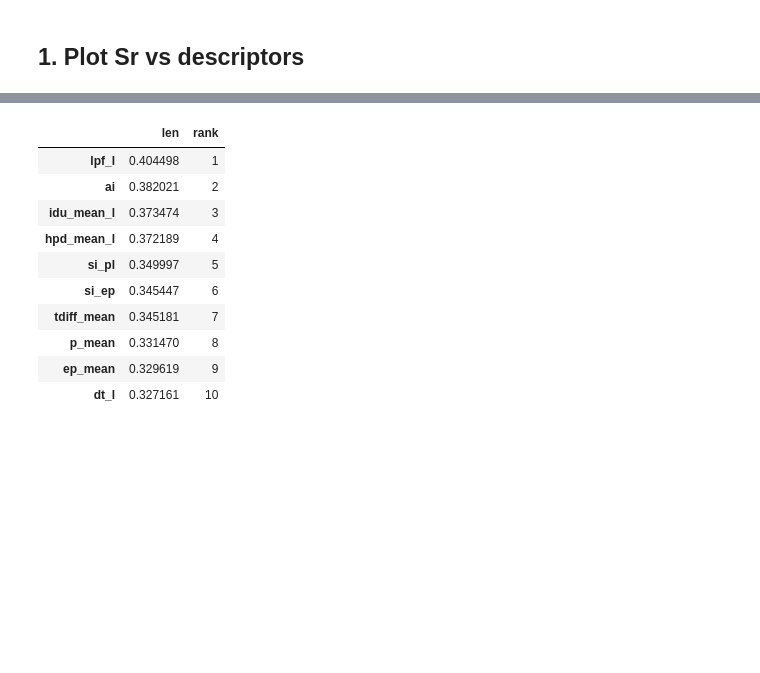
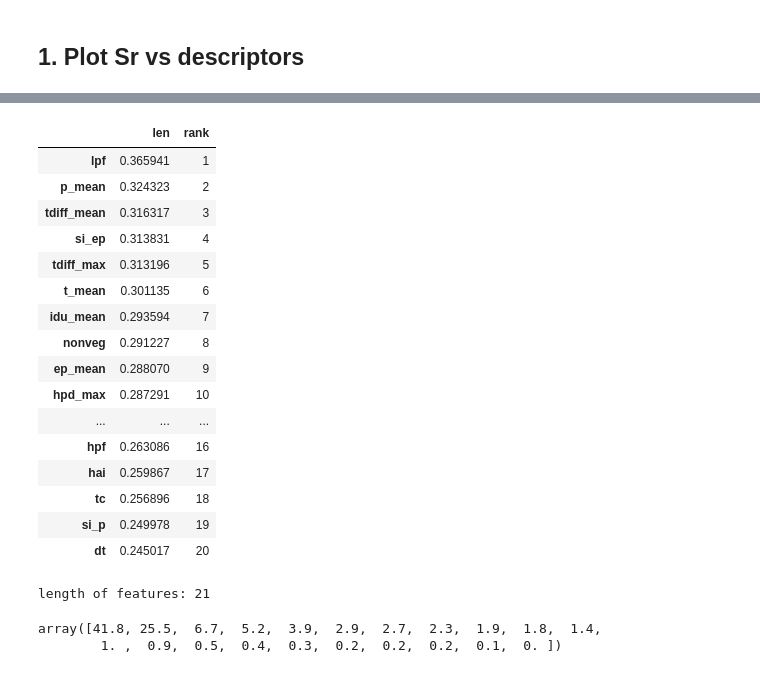
Before and after one commit to fvanoorschot/global_sr_module, a Jupyter notebook: run_script_prediction.ipynb, the cells around one changed output, grey strips where cells are left out. Cells and saved outputs as stored; diff of their text form; code cells hidden in the pictures; blank space fills up the shorter version.

```diff
--- a/run_script_prediction.ipynb
+++ b/run_script_prediction.ipynb
@@ -223,5 +156,11 @@ axes = [ax1, ax2, ax3, ax4]
 # %%
 f = f'{work_dir}/output/catchment_characteristics/master_characteristics_gswp-p_gleam-ep_gswp-t.csv'
 df = pd.read_csv(f,index_col=0)
+df = df.dropna()
+df = df.drop(columns=['stext','start_year','end_year','years','kg','lat','lon'])
+df = df.drop(columns=['idu_mean_l', 'idu_max_l', 'hpd_mean_l',
+       'hpd_max_l', 'hpf_l', 'lpf_l', 'si_pl', 'phi_l', 'de_l', 'dp_l', 'dt_l',
+       'sp_l', 'st_l', 'se_l', 'sd_l', 'sti_l', 'asi_l'])
+df = df.drop(columns=['q_mean'])
 df
 # %% [output]
@@ -254,11 +189,6 @@ Index(['p_mean', 'ep_mean', 'q_mean', 't_mean', 'ai', 'hai', 'tdiff_max',
       dtype='object')
 # %%
-# features = ['sr_20','p_mean','si_p','ep_mean','ai','t_mean','slp_mean','el_mean','tdiff_max','idu_mean','slp_mean','tdiff_max',
-            # 'cla','hai','tpi','sp','st','se','sd','phi_l','hpd_mean_l','lpf'] # the order of these variables seems to matter, but why?
-# features = ['sr_20','p_mean','si_p','ep_mean','ai','t_mean','slp_mean','el_mean']
-features = ['p_mean', 'ep_mean','ai', 'hai','tdiff_mean','ftf', 'idu_mean_l', 'hpd_mean_l',
-       'hpf_l', 'lpf_l', 'si_pl','si_ep', 'phi_l', 'de_l', 'dp_l', 'dt_l', 'sp_l',
-       'st_l', 'se_l', 'sd_l','el_mean', 'drd', 'slp_mean','cla', 'snd', 'slt', 'tpi','sr_20']
+features = df.columns
 lf = len(features)
 print('length of features:', lf)
 X = df[features]
@@ -452,18 +403,57 @@ fig.savefig(f'{work_dir}/output/figures/pca/pca_scatters.jpg',bbox_inches='tight
 # %%
 ld_sort = ld_df.sort_values('len',ascending=False)
-ld_sort = ld_sort[0:10]
-ld_sort['rank'] = np.arange(1,11,1)
+ld_sort = ld_sort[0:20]
+ld_sort['rank'] = np.arange(1,len(ld_sort)+1,1)
 ld_sort = ld_sort.drop(columns=['xs','ys'])
 ld_sort
 # %% [output]
 |  | len | rank |
-| lpf_l | 0.404498 | 1 |
-| ai | 0.382021 | 2 |
-| idu_mean_l | 0.373474 | 3 |
-| hpd_mean_l | 0.372189 | 4 |
-| si_pl | 0.349997 | 5 |
-| si_ep | 0.345447 | 6 |
-| tdiff_mean | 0.345181 | 7 |
-| p_mean | 0.331470 | 8 |
-| ep_mean | 0.329619 | 9 |
-| dt_l | 0.327161 | 10 |
+| lpf | 0.365941 | 1 |
+| p_mean | 0.324323 | 2 |
+| tdiff_mean | 0.316317 | 3 |
+| si_ep | 0.313831 | 4 |
+| tdiff_max | 0.313196 | 5 |
+| t_mean | 0.301135 | 6 |
+| idu_mean | 0.293594 | 7 |
+| nonveg | 0.291227 | 8 |
+| ep_mean | 0.288070 | 9 |
+| hpd_max | 0.287291 | 10 |
+| ... | ... | ... |
+| hpf | 0.263086 | 16 |
+| hai | 0.259867 | 17 |
+| tc | 0.256896 | 18 |
+| si_p | 0.249978 | 19 |
+| dt | 0.245017 | 20 |
+# %%
+features = ld_sort.index.values
+features = np.append(features,'sr_20')
+lf = len(features)
+print('length of features:', lf)
+X = df[features]
+X = X.dropna()
+X = StandardScaler().fit_transform(X) #standardize all values
+X = pd.DataFrame(X,columns=features)
+
+pca = PCA(n_components=lf)
+components = pca.fit_transform(X)
+
+loadings = pca.components_ #eigenvector, length represents variance var explains
+
+# Create dataframe
+pca_df = pd.DataFrame(data=components[:,0:2],columns=['PC1', 'PC2'])
+# %% [output]
+length of features: 21
+# %%
+pca_df_scaled = pca_df.copy()
+
+scaler_df = pca_df[['PC1', 'PC2']]
+scaler = 1 / (scaler_df.max() - scaler_df.min()) # WAAROM DIT?
+
+for index in scaler.index:
+    pca_df_scaled[index] *= scaler[index]
+
+per_var  = np.round(pca.explained_variance_ratio_ * 100, decimals=1)
+per_var
+# %% [output]
+array([41.8, 25.5,  6.7,  5.2,  3.9,  2.9,  2.7,  2.3,  1.9,  1.8,  1.4,
+        1. ,  0.9,  0.5,  0.4,  0.3,  0.2,  0.2,  0.2,  0.1,  0. ])
```
Also changed, not shown: parts of 26 cells of this notebook.
